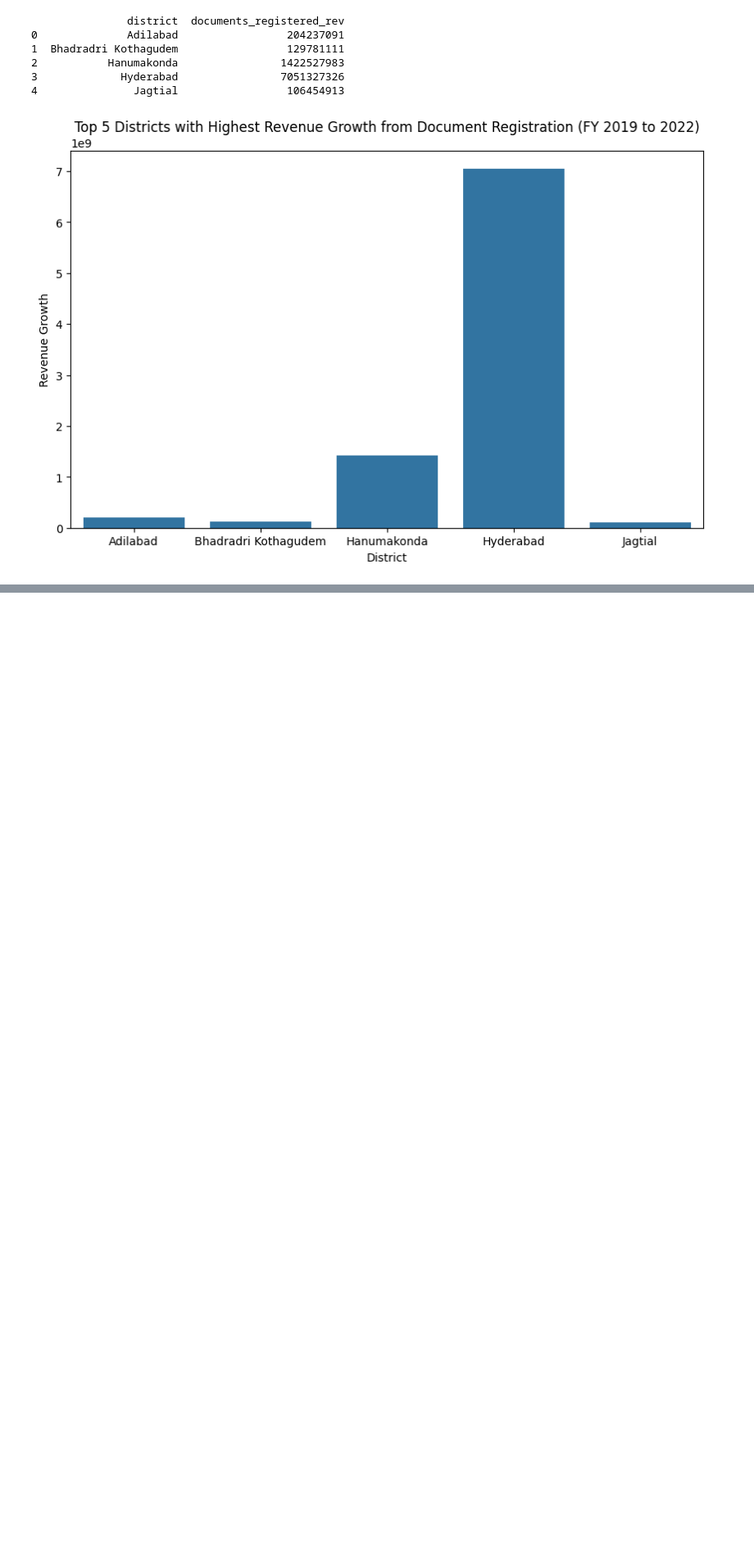
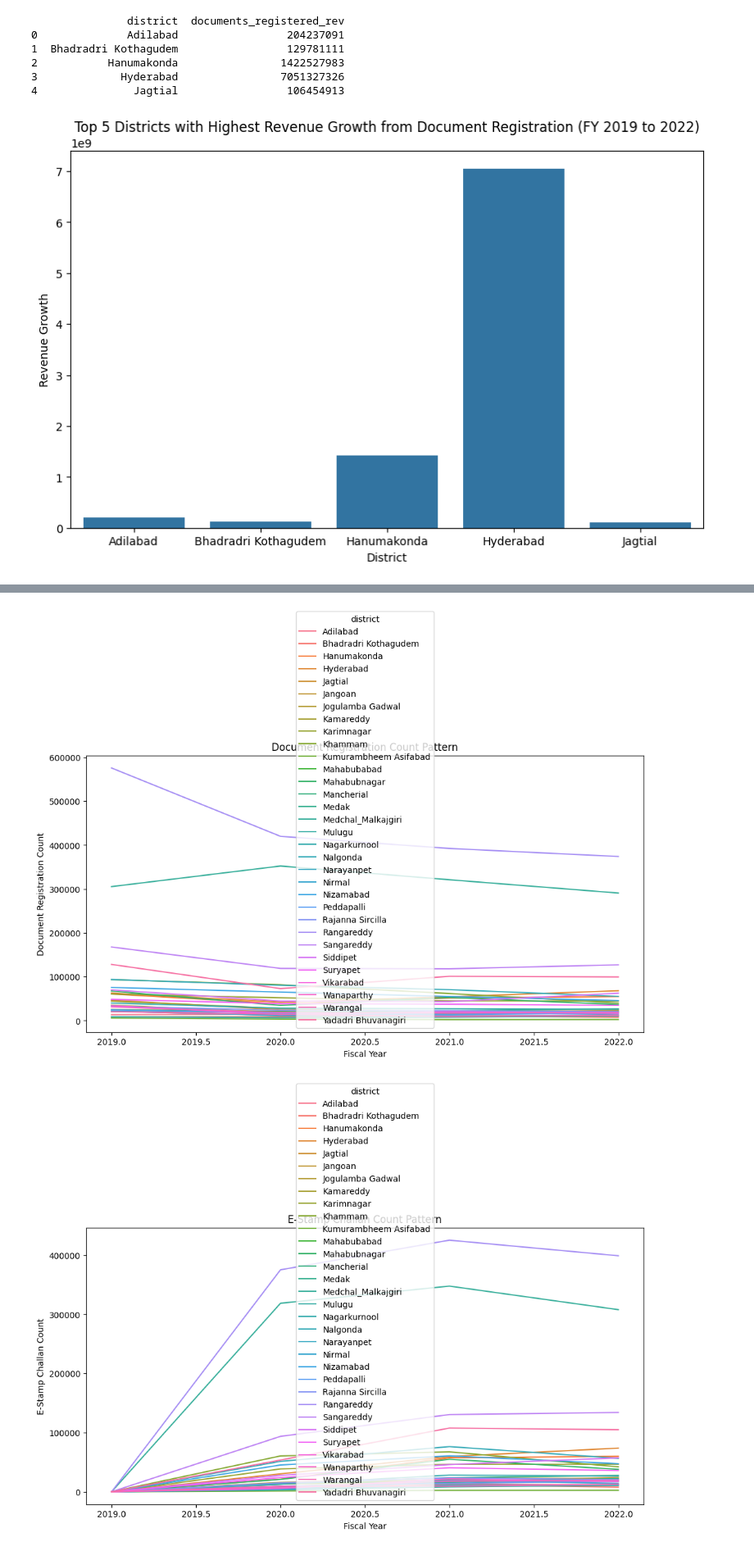
Before and after one commit to kaumil-mg/Code-Basics-Challenge, a Jupyter notebook: C7 Input Files_/Analisis.ipynb, the cells around one changed output, grey strips where cells are left out. Shown: that part at 82% size. Saved outputs shown, nothing was run; the diff lists cells and outputs as text; code cells hidden in the pictures; blank space fills up the shorter version.

```diff
--- a/C7 Input Files_/Analisis.ipynb
+++ b/C7 Input Files_/Analisis.ipynb
@@ -134,0 +166,24 @@ plt.show()
+# %%
+# Analyze pattern changes since e-Stamp implementation
+pattern_change = df.groupby(['fiscal_year', 'district']).agg({
+    'documents_registered_cnt': 'sum',
+    'estamps_challans_cnt': 'sum'
+}).reset_index()
+
+# Visualize the patterns
+plt.figure(figsize=(12, 6))
+sns.lineplot(data=pattern_change, x='fiscal_year', y='documents_registered_cnt', hue='district')
+plt.title('Document Registration Count Pattern')
+plt.xlabel('Fiscal Year')
+plt.ylabel('Document Registration Count')
+plt.show()
+
+plt.figure(figsize=(12, 6))
+sns.lineplot(data=pattern_change, x='fiscal_year', y='estamps_challans_cnt', hue='district')
+plt.title('E-Stamp Challan Count Pattern')
+plt.xlabel('Fiscal Year')
+plt.ylabel('E-Stamp Challan Count')
+plt.show()
+# %% [output]
+[figure, added]
+[figure, added]
```
Also changed, not shown: parts of 1 cell of this notebook, 1 other file.
